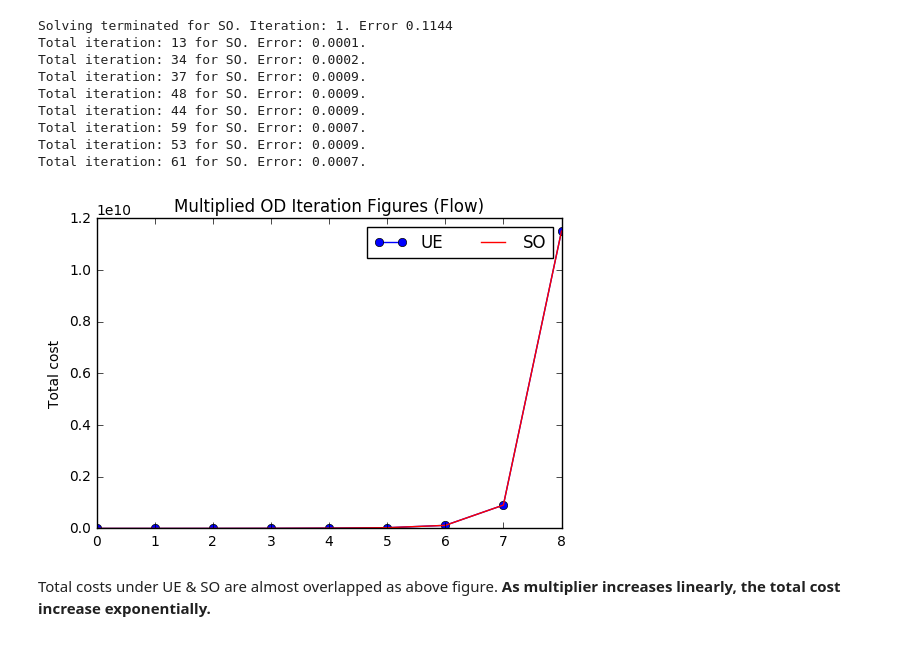
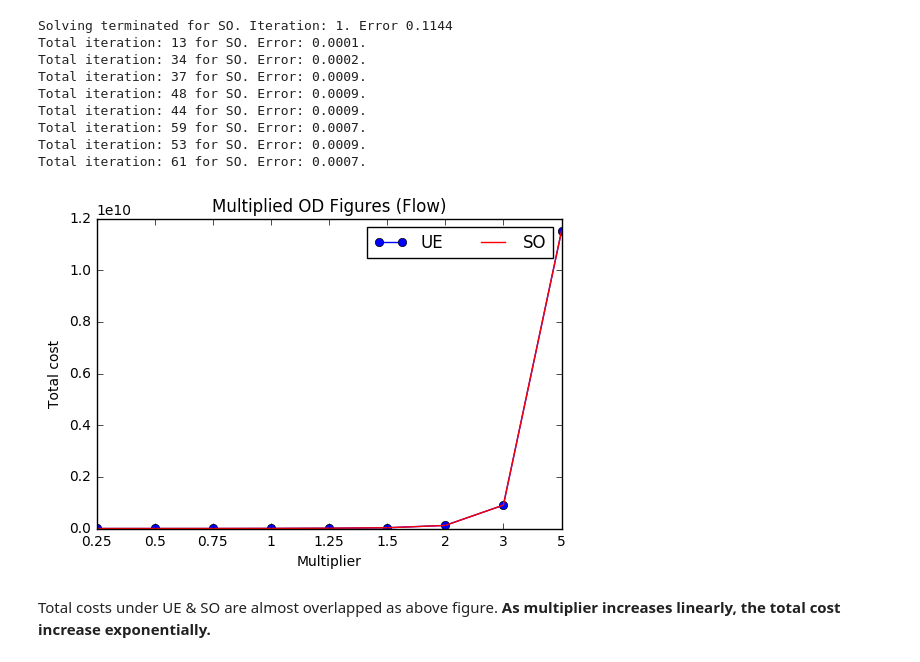
Before and after one commit to wklchris/Reports, a Jupyter notebook: Frank-Wolfe-algo.ipynb, the cells around one changed output. Saved outputs shown, nothing was run; the diff lists cells and outputs as text; code cells hidden in the pictures.

```diff
--- a/Frank-Wolfe-algo.ipynb
+++ b/Frank-Wolfe-algo.ipynb
@@ -126,8 +127,10 @@ def solvex4eq(q, theta=0.001, a=0, b=1):
             return c
         elif (fc * fa < 0):
             b = c
+            fb = fc
         elif (fc * fb < 0):
             a = c
+            fa = fc
 
     return c
 
@@ -140,7 +143,7 @@ As for the shortest path finding, we use the function defined in the [Label-corr
 # %%
 def label_correcting_algo(dt, ori_node, des_node, do_return=False):
     """
-    Find the shortest path from Origin to Destination under a constant-link-costs network.
+    Find the shortest path from Origin to Destination in a network.
 
     Args:
         dt: Network representation. At least 3 columns:
@@ -196,8 +199,6 @@ def label_correcting_algo(dt, ori_node, des_node, do_return=False):
         sp.insert(0, front_node)
         current_node = front_node
 
-    # sp.append(x.loc[des, "Costs"])
-    # sp = "From node {} to node {}, total cost: {}\n{}\n".format(ori, des, x.loc[des, "Costs"], sp)
     if do_return:
         print(sp)
         return x
@@ -263,3 +266,36 @@ def bpr_coef(df, d, xa_idx_str, eq_type="ue", alpha=0.15):
+# %%
+def davidson_solve(df, d, xa_idx_str, theta=0.005, a=1e-5, b=1, J=0.25, test=0):
+    """
+    Bi-section method to solve the equation in Davidson's link function scenario.
+    """
+    tmp = df[xa_idx_str]
+    y = lambda k: sum(np.multiply(np.multiply(df.fftime, d), 1 + 0.25 * (np.divide(tmp + k * d, df.cap - (tmp + k * d)))))
+    N = len(df)
+
+    fa = y(a)
+    fb = y(b)
+
+    # Check margin points
+    if (fa == 0):
+        return a
+    elif (fb == 0):
+        return b
+    elif (fa * fb > 0):
+        return list(map(y, np.linspace(a, b, 20)))
+
+    while (b - a > theta):
+        c = (b + a) / 2
+        fc = y(c)
+        if (fc == 0):
+            return c
+        elif (fc * fb < 0):
+            a = c
+            fa = fc
+        elif (fc * fa < 0):
+            b = c
+            fb = fc
+
+    return c
 # %% [markdown]
 Then we define the main function:
 # %%
@@ -691,20 +750,21 @@ Total iteration: 61 for SO. Error: 0.0007.
 # %%
 # Plotting: compare UE/SO total cost under different multipliers
 plt.close("all")
 fig, axarr = plt.subplots()
 axarr.plot(np.arange(len(multiplier)), q4_ue_cost, "bo-", label="UE")
 axarr.hold(True)
 axarr.plot(np.arange(len(multiplier)), q4_so_cost, "r-", label="SO")
 axarr.legend(loc="upper right", ncol=2)
+axarr.set_xlabel("Multiplier")
 axarr.set_ylabel("Total cost")
-axarr.set_title("Multiplied OD Iteration Figures (Flow)")
-#axarr.set_xticks(np.arange(multiplier), multiplier)
+axarr.set_title("Multiplied OD Figures (Flow)")
+axarr.set_xticklabels(map(str, multiplier))
 
 # Show
 fig.savefig(r'{}/pics/FrankWolfe-q4.png'.format(os.getcwd()), transparent=True, format="png")
 plt.show()
 # %% [output]
-[figure, old version]
+[figure, new version]
 # %% [markdown]
 Total costs under UE & SO are almost overlapped as above figure. **As multiplier increases linearly, the total cost increase exponentially.**
 # %% [markdown]
```
Also changed, not shown: parts of 13 cells of this notebook, 1 other file.
